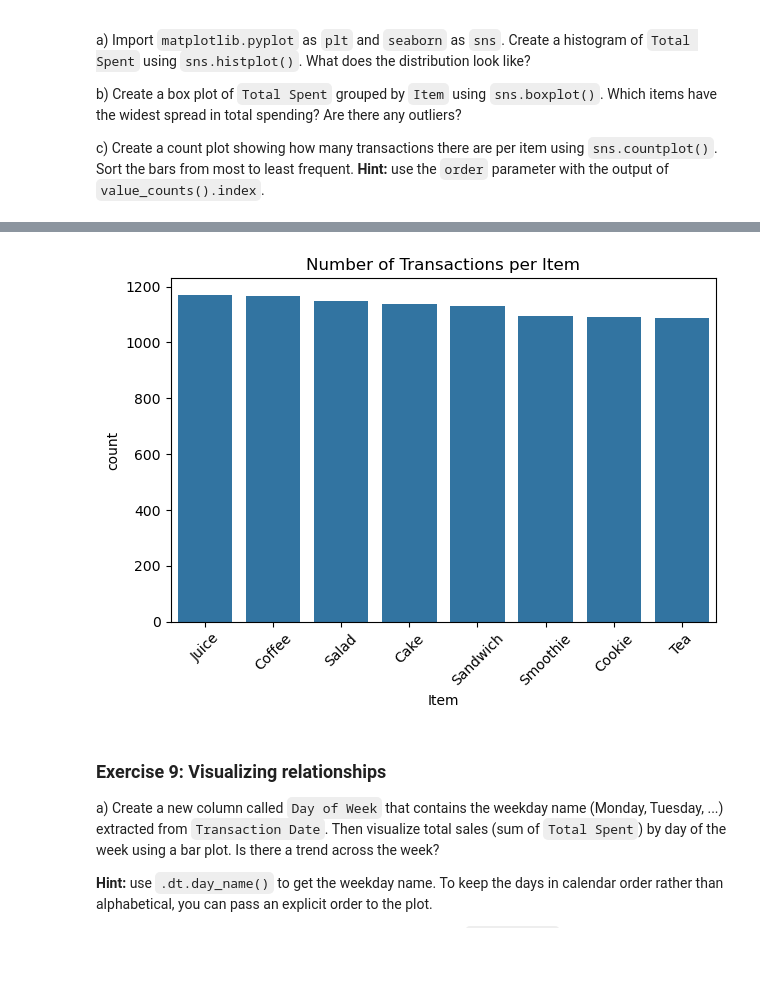
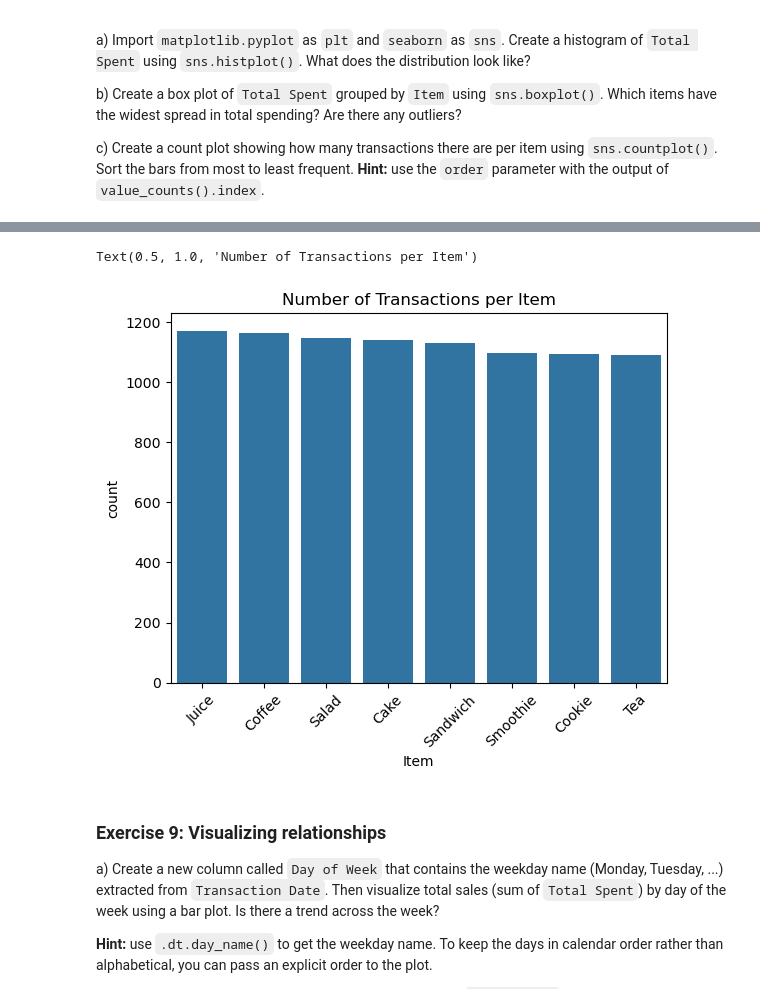
Before and after one commit to sippohippo/PythonForBusinessInt2026, a Jupyter notebook: exercises/E4_exercise_solutions.ipynb, the cells around one changed output, grey strips where cells are left out. Saved outputs shown, nothing was run; the diff lists cells and outputs as text; code cells hidden in the pictures; blank space fills up the shorter version.

```diff
--- a/exercises/E4_exercise_solutions.ipynb
+++ b/exercises/E4_exercise_solutions.ipynb
@@ -395,14 +394,13 @@ plt.show()
 # %%
 # c)
 
 order = df["Item"].value_counts().index
 sns.countplot(data=df, x="Item", order=order)
 plt.xticks(rotation=45)
 plt.title("Number of Transactions per Item")
-plt.tight_layout()
-plt.show()
 # %% [output]
+Text(0.5, 1.0, 'Number of Transactions per Item')
-[figure, old version]
+[figure, new version]
 # %% [markdown]
 ### Exercise 9: Visualizing relationships
 
```
Also changed, not shown: parts of 6 cells of this notebook.
